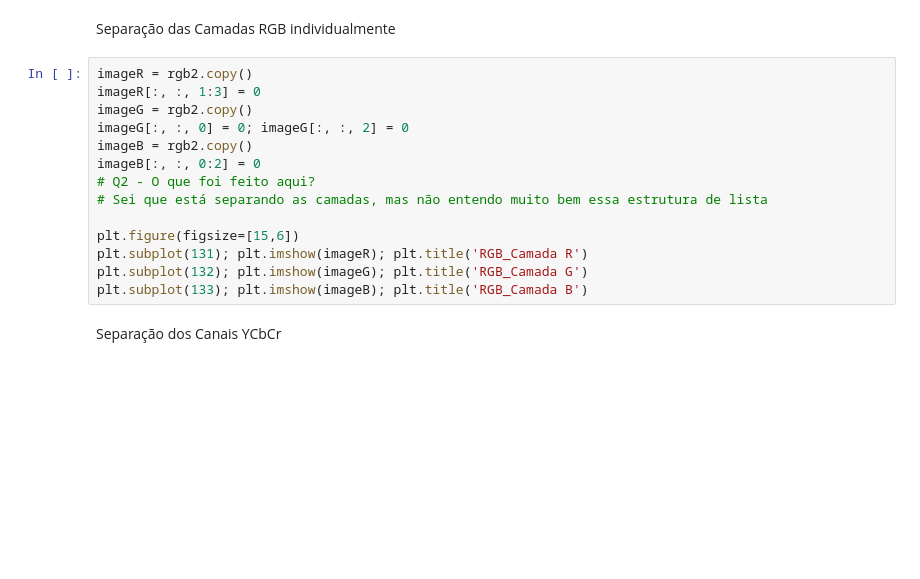
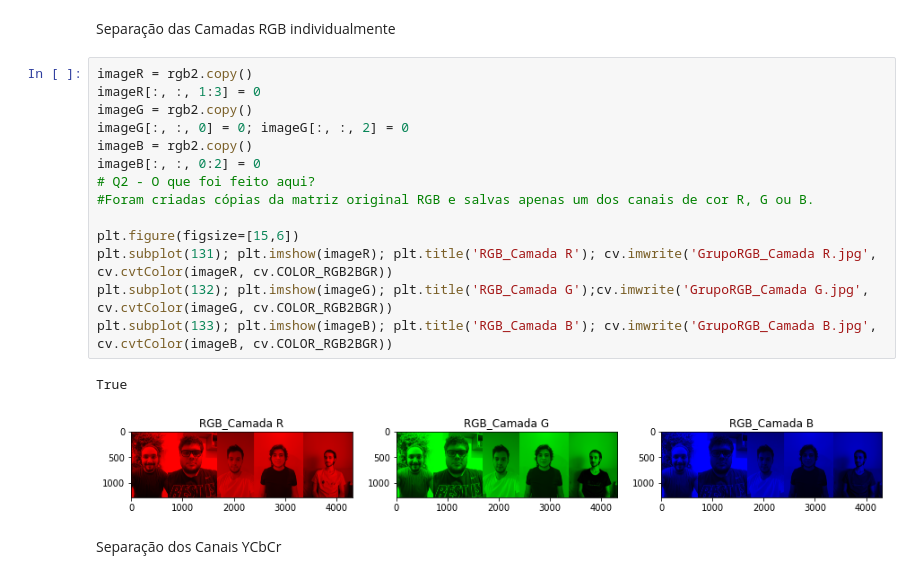
Before and after one commit to brusangues/CSM-DEVS, a Jupyter notebook: lab3/Lab3_Cod_Imagem_por_DCT_e_Animacao.ipynb, the cells around one changed output. Saved outputs shown, nothing was run; the diff lists cells and outputs as text; blank space fills up the shorter version.

```diff
--- a/lab3/Lab3_Cod_Imagem_por_DCT_e_Animacao.ipynb
+++ b/lab3/Lab3_Cod_Imagem_por_DCT_e_Animacao.ipynb
@@ -38,17 +66,20 @@ Separação das Camadas RGB individualmente
 # %%
 imageR = rgb2.copy()
 imageR[:, :, 1:3] = 0
 imageG = rgb2.copy()
 imageG[:, :, 0] = 0; imageG[:, :, 2] = 0
 imageB = rgb2.copy()
 imageB[:, :, 0:2] = 0
 # Q2 - O que foi feito aqui?
-# Sei que está separando as camadas, mas não entendo muito bem essa estrutura de lista
+#Foram criadas cópias da matriz original RGB e salvas apenas um dos canais de cor R, G ou B.
 
 plt.figure(figsize=[15,6])
-plt.subplot(131); plt.imshow(imageR); plt.title('RGB_Camada R')
-plt.subplot(132); plt.imshow(imageG); plt.title('RGB_Camada G')
-plt.subplot(133); plt.imshow(imageB); plt.title('RGB_Camada B')
+plt.subplot(131); plt.imshow(imageR); plt.title('RGB_Camada R'); cv.imwrite('GrupoRGB_Camada R.jpg', cv.cvtColor(imageR, cv.COLOR_RGB2BGR))
+plt.subplot(132); plt.imshow(imageG); plt.title('RGB_Camada G');cv.imwrite('GrupoRGB_Camada G.jpg', cv.cvtColor(imageG, cv.COLOR_RGB2BGR))
+plt.subplot(133); plt.imshow(imageB); plt.title('RGB_Camada B'); cv.imwrite('GrupoRGB_Camada B.jpg', cv.cvtColor(imageB, cv.COLOR_RGB2BGR))
+# %% [output]
+True
+[figure, added]
 # %% [markdown]
 Separação dos Canais YCbCr
 # %%
```
Also changed, not shown: parts of 12 cells of this notebook, 5 other files.
